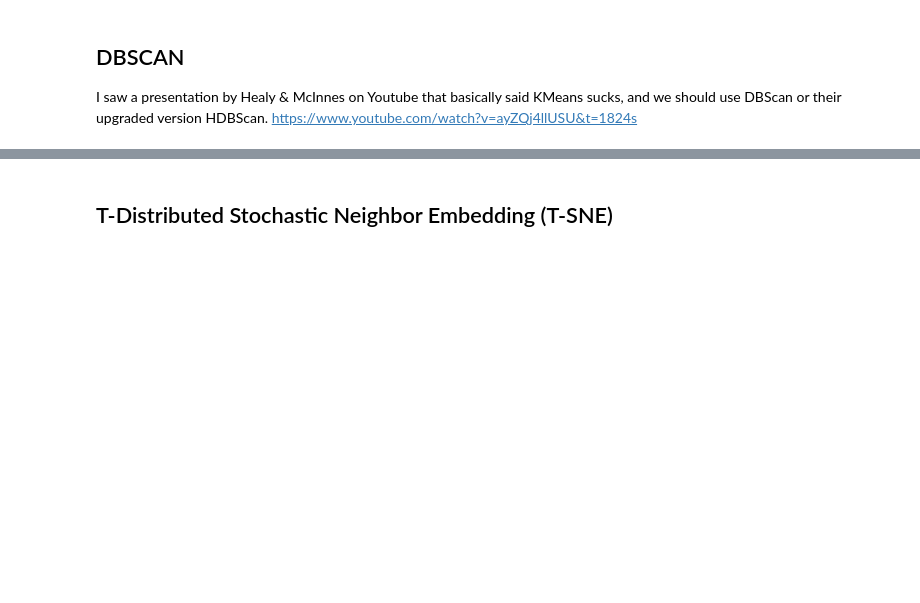
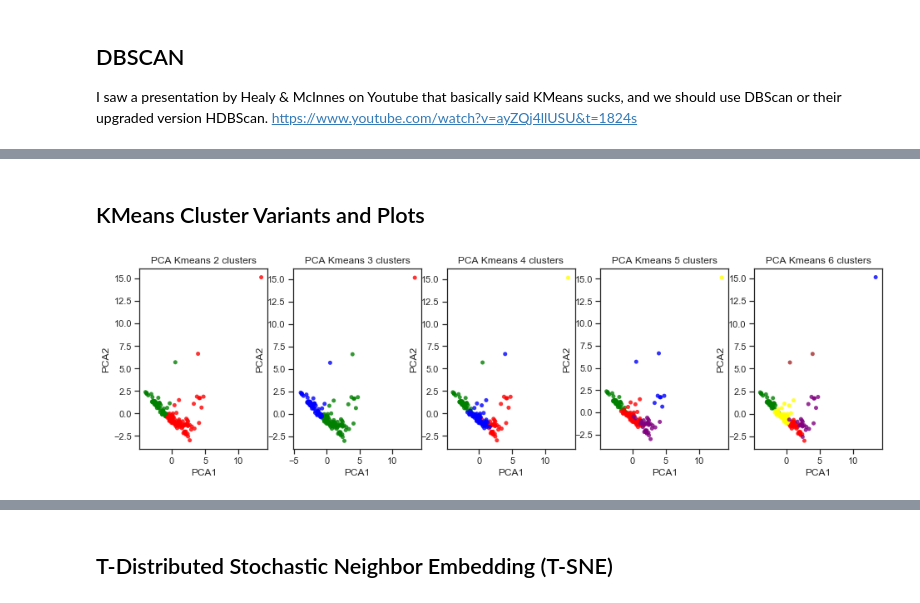
Before and after one commit to dougfoo/machineLearning, a Jupyter notebook: covid/COVID-global-clustering.ipynb, the cells around one changed output, grey strips where cells are left out. Cells and saved outputs as stored; diff of their text form; code cells hidden in the pictures; blank space fills up the shorter version.

```diff
--- a/covid/COVID-global-clustering.ipynb
+++ b/covid/COVID-global-clustering.ipynb
@@ -598,0 +502,37 @@ iplot(fig)
+# %% [markdown]
+## KMeans Cluster Variants and Plots
+# %%
+cluster_cases = [2,3,4,5,6]
+
+fig,ax = plt.subplots(1,len(cluster_cases), figsize=(16,4))
+
+for c,clusters in enumerate(cluster_cases):
+    model = KMeans(n_clusters=clusters)
+    PCA_components2 = PCA_components.copy()
+    kmeans = model.fit(PCA_components2.iloc[:,:3])
+
+    PCA_components2.insert(0, 'cluster', kmeans.labels_)
+#     display(PCA_components2[PCA_components2.index.isin(['China','Japan','United States','Italy','Spain','India','Poland'])])
+#     display(PCA_components2[['cluster',0]].groupby(by=['cluster']).count())
+
+    datas = []
+    for i in range(clusters):
+        tup = []
+        for j in range(clusters):
+            tup.append(PCA_components2[PCA_components2['cluster']==i][j])
+        datas.append(tup)
+
+    groups = ['PCA'+str(i) for i in range(clusters)]
+    colors = ('green','red','blue','yellow','purple','brown')
+
+    for data,color,group in zip(datas,colors,groups):
+        x,y = data[0],data[1]
+        ax[c].scatter(x, y, alpha=0.8, c=color, edgecolors='none', s=25, label=group)
+        ax[c].set_title(f'PCA Kmeans {clusters} clusters')
+        ax[c].set(xlabel='PCA1')
+        ax[c].set(ylabel='PCA2')
+plt.show()
+
+# hmm which one to pick?
+# %% [output]
+[figure, added]
```
Also changed, not shown: parts of 25 cells of this notebook.
